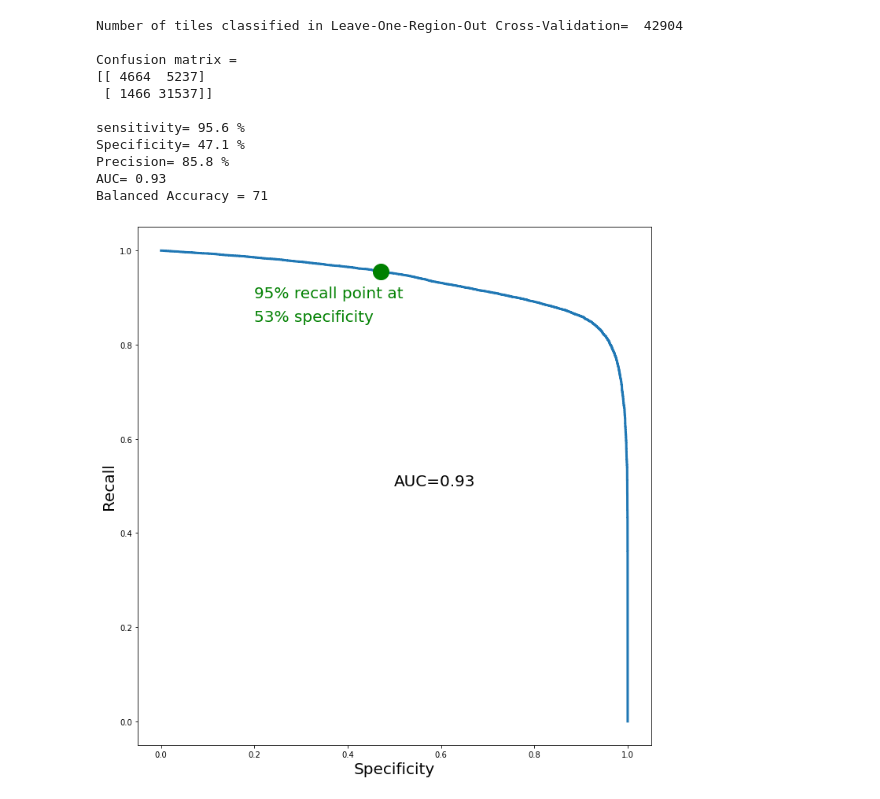
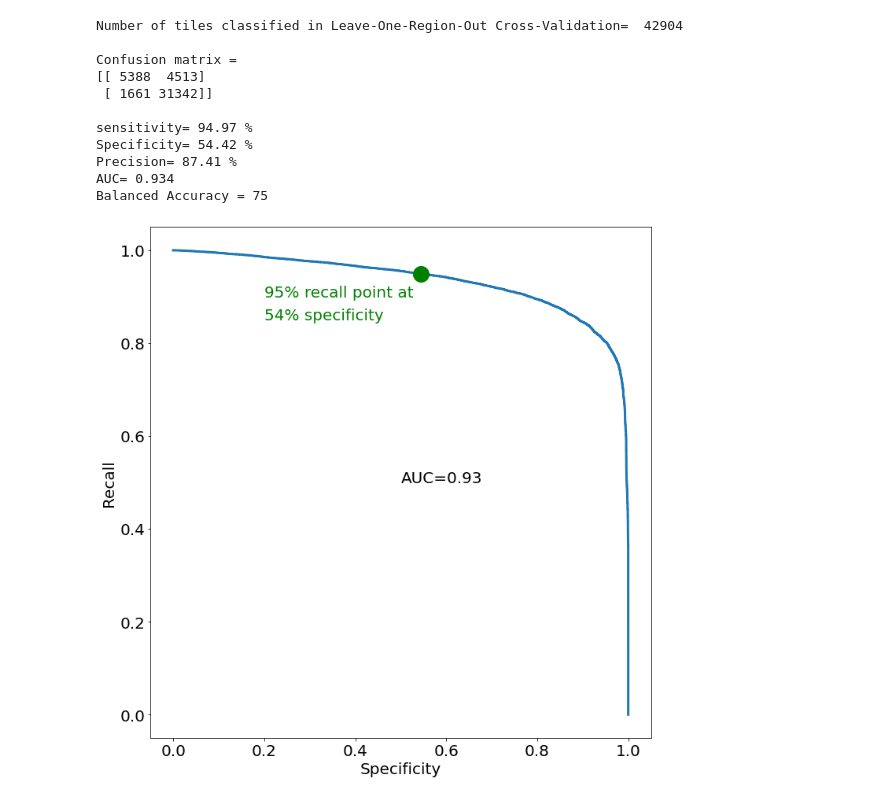
Before and after one commit to McDonnell-Research-Lab/Planet-Four-HiRise-Machine-Learning, a Jupyter notebook: Notebooks/CreateFigures/Figures13_and_14.ipynb, the cells around one changed output. Saved outputs shown, nothing was run; the diff lists cells and outputs as text; code cells hidden in the pictures.

```diff
--- a/Notebooks/CreateFigures/Figures13_and_14.ipynb
+++ b/Notebooks/CreateFigures/Figures13_and_14.ipynb
@@ -42,45 +42,45 @@ print('')
 print('Confusion matrix = ')
 print(conf_matrix)
 print('')
-print('sensitivity=',round(100*Sensitivity,1),'%')
-print('Specificity=',round(100*Specificity,1),'%')
-print('Precision=',round(100*Precision,1),'%')
-print('AUC=',round(AUC,2))
+print('sensitivity=',round(100*Sensitivity,2),'%')
+print('Specificity=',round(100*Specificity,2),'%')
+print('Precision=',round(100*Precision,2),'%')
+print('AUC=',round(AUC,3))
 print('Balanced Accuracy =',round(100*Balanced_accuracy))
 # %% [output]
 Number of tiles classified in Leave-One-Region-Out Cross-Validation=  42904
 
 Confusion matrix =
-[[ 4664  5237]
- [ 1466 31537]]
+[[ 5388  4513]
+ [ 1661 31342]]
 
-sensitivity= 95.6 %
-Specificity= 47.1 %
-Precision= 85.8 %
-AUC= 0.93
-Balanced Accuracy = 71
+sensitivity= 94.97 %
+Specificity= 54.42 %
+Precision= 87.41 %
+AUC= 0.934
+Balanced Accuracy = 75
 # %%
 fig = plt.figure(figsize=(10,10))
 fpr, tpr, thresholds = roc_curve(Y_true, Y_pred)
 plt.plot(1-fpr,tpr,linewidth=3)
 plt.xlabel('Specificity',fontsize=20)
 plt.ylabel('Recall',fontsize=20)
 
 plt.plot(Specificity,Sensitivity,'og',linewidth=30,markersize=20)
 
 plt.text(0.5, 0.5, 'AUC='+str(round(AUC,2)), fontsize=20)
 plt.text(0.2, 0.9, '95% recall point at', fontsize=20,color='green')
-plt.text(0.2, 0.85, '53% specificity', fontsize=20,color='green')
+plt.text(0.2, 0.85, '54% specificity', fontsize=20,color='green')
 
 
 matplotlib.rc('xtick', labelsize=20)
 matplotlib.rc('ytick', labelsize=20)
 
 fig.tight_layout()
 plt.savefig(FiguresPath+'Figure13.pdf')
 plt.show()
 # %% [output]
-[figure, old version]
+[figure, new version]
 # %%
 #regions
 region_names_df = io.get_region_names()
```
Also changed, not shown: parts of 1 cell of this notebook.
